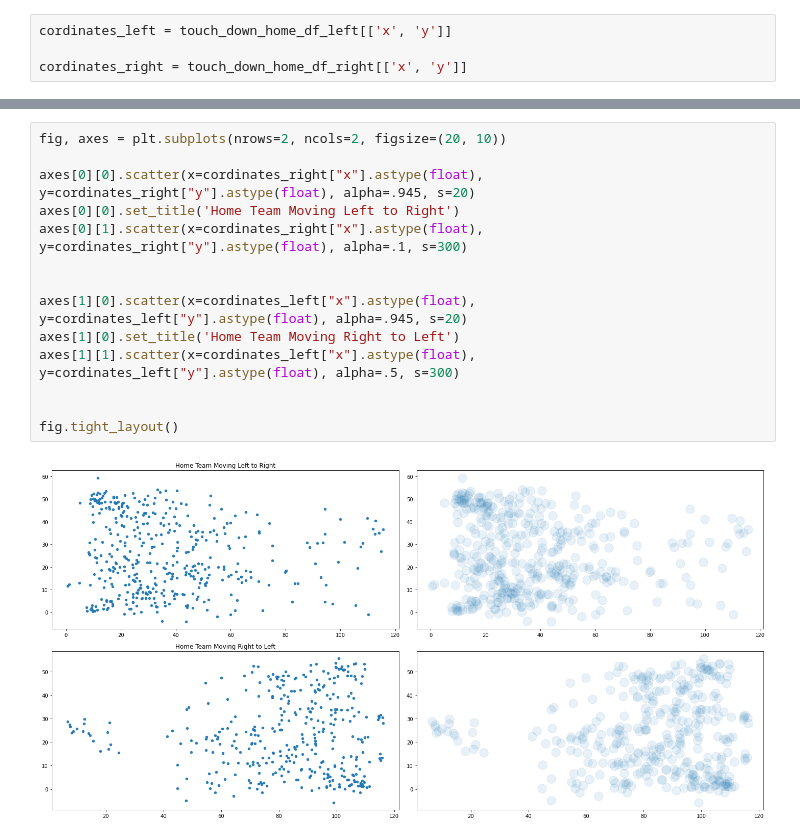
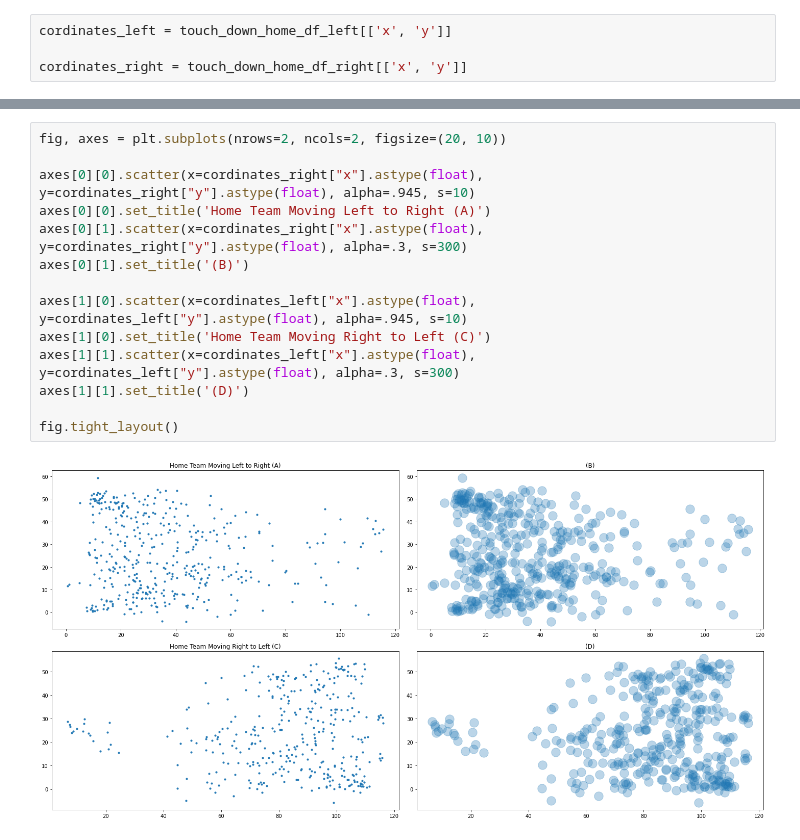
Before and after one commit to adnanrahin/NFL-Big-Data-Bowl-2022, a Jupyter notebook: data-analyzer/data_analyzer_script.ipynb, the cells around one changed output, grey strips where cells are left out. Drawn from its saved outputs; the diff is of its cells as text.

Commit message:
Scatter Plot

```diff
--- a/data-analyzer/data_analyzer_script.ipynb
+++ b/data-analyzer/data_analyzer_script.ipynb
@@ -75,17 +99,17 @@ cordinates_right = touch_down_home_df_right[['x', 'y']]
 # %%
 fig, axes = plt.subplots(nrows=2, ncols=2, figsize=(20, 10))
 
-axes[0][0].scatter(x=cordinates_right["x"].astype(float), y=cordinates_right["y"].astype(float), alpha=.945, s=20)
-axes[0][0].set_title('Home Team Moving Left to Right')
-axes[0][1].scatter(x=cordinates_right["x"].astype(float), y=cordinates_right["y"].astype(float), alpha=.1, s=300)
+axes[0][0].scatter(x=cordinates_right["x"].astype(float), y=cordinates_right["y"].astype(float), alpha=.945, s=10)
+axes[0][0].set_title('Home Team Moving Left to Right (A)')
+axes[0][1].scatter(x=cordinates_right["x"].astype(float), y=cordinates_right["y"].astype(float), alpha=.3, s=300)
+axes[0][1].set_title('(B)')
 
-
-axes[1][0].scatter(x=cordinates_left["x"].astype(float), y=cordinates_left["y"].astype(float), alpha=.945, s=20)
-axes[1][0].set_title('Home Team Moving Right to Left')
-axes[1][1].scatter(x=cordinates_left["x"].astype(float), y=cordinates_left["y"].astype(float), alpha=.5, s=300)
-
+axes[1][0].scatter(x=cordinates_left["x"].astype(float), y=cordinates_left["y"].astype(float), alpha=.945, s=10)
+axes[1][0].set_title('Home Team Moving Right to Left (C)')
+axes[1][1].scatter(x=cordinates_left["x"].astype(float), y=cordinates_left["y"].astype(float), alpha=.3, s=300)
+axes[1][1].set_title('(D)')
 
 fig.tight_layout()
 # %% [output]
-[figure, old version]
+[figure, new version]
 # %%
```
Also changed, not shown: parts of 4 cells of this notebook.
